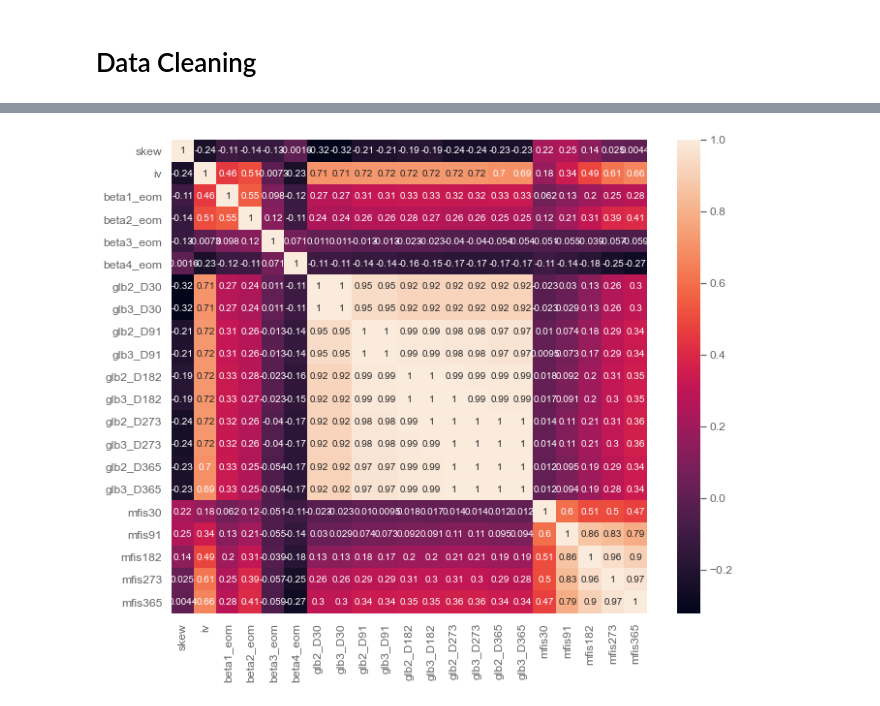
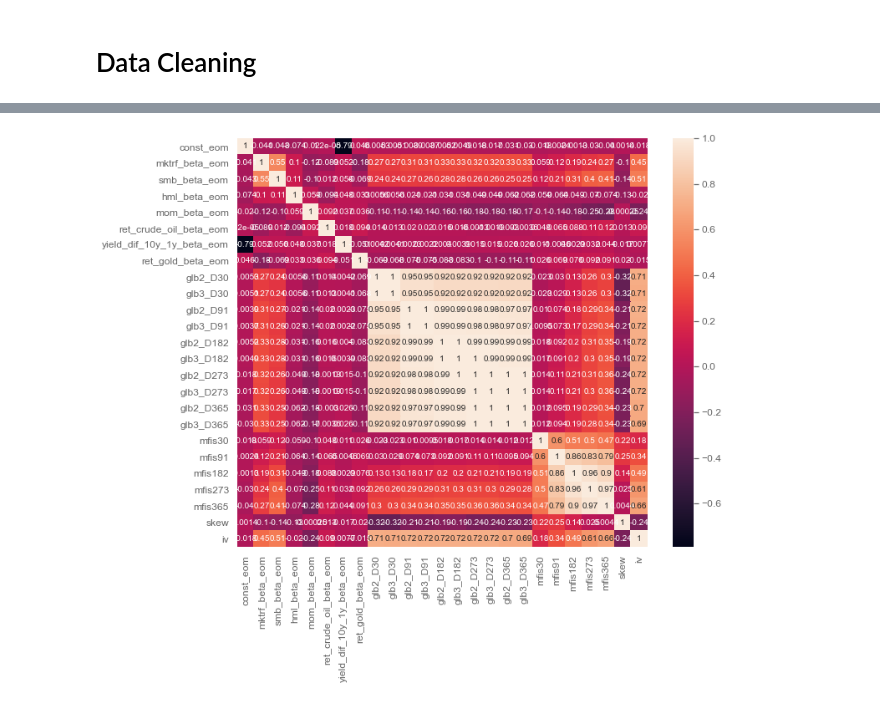
Before and after one commit to iewaij/qs, a Jupyter notebook: Group_Project_SSydow.ipynb, the cells around one changed output, grey strips where cells are left out. Saved outputs shown, nothing was run; the diff lists cells and outputs as text; code cells hidden in the pictures.

```diff
--- a/Group_Project_SSydow.ipynb
+++ b/Group_Project_SSydow.ipynb
@@ -167,7 +239,7 @@ def calc_excess_return(df, minuend, subtrahend):
 # %% [markdown]
 ## Perfrom Data Preparation
 # %%
-def data_prep(df_input, date_start, date_end, df_link, wrds_username, minuend, subtrahend):
+def data_prep(df_input, date_start, date_end, df_link, wrds_username, minuend, subtrahend, quandl_key):
 
     ## retrieve data
     df_stock_data = retrieve_stock_data(df_input=df_input_stocks,
@@ -187,12 +259,19 @@ def data_prep(df_input, date_start, date_end, df_link, wrds_username, minuend, s
 
     ## merge stock data with ffm
     # merge with ff-4-factors
-    df_stocks_ffm = pd.merge(df_stock_data, df_ffm, how='inner', on=['date'])
+    df_stocks_factors = pd.merge(df_stock_data, df_ffm, how='inner', on=['date'])
 
     # calculate excess return
-    df_stocks_ffm = calc_excess_return(df=df_stocks_ffm, minuend=minuend, subtrahend=subtrahend)
+    df_stocks_factors  = calc_excess_return(df=df_stocks_factors, minuend=minuend, subtrahend=subtrahend)
 
-    return df_stocks_ffm
+    # get quandl data
+    df_crude, df_yields, df_gold = get_quandl_data(quandl_key=quandl_key)
+    ## merge with stock data
+    df_stocks_factors = pd.merge(df_stocks_factors, df_crude, how='left', on=['date'])
+    df_stocks_factors = pd.merge(df_stocks_factors, df_yields, how='left', on=['date'])
+    df_stocks_factors = pd.merge(df_stocks_factors, df_gold, how='left', on=['date'])
+
+    return df_stocks_factors
 # %%
 df_prepared = data_prep(df_input=df_input_stocks,
                         date_start='1999-01-01',
@@ -200,7 +279,8 @@ df_prepared = data_prep(df_input=df_input_stocks,
                         df_link=df_link_permno_secid,
                         wrds_username='sebastiansydow',
                         minuend='ret',
-                        subtrahend='rf')
+                        subtrahend='rf',
+                        quandl_key=quandl_key)
 # %% [output]
 Loading library list...
 Done
@@ -275,6 +365,8 @@ def estimate_betas(df, window_size, period='daily'):
 
         return df_betas_monthly
 # %%
-df_betas = estimate_betas(df=df_prepared, window_size=252, period='monthly')
+factors = ['mktrf', 'smb', 'hml', 'mom', 'ret_crude_oil', 'yield_dif_10y_1y', 'ret_gold']
+
+df_betas = estimate_betas(df=df_prepared, window_size=252, factors=factors, period='monthly')
 # %% [output]
 Merging the dataframes...
@@ -447,29 +539,10 @@ def corrmatrix_heatmap(df, columns):
     # plt.savefig('corrMatrix_heatmap.jpeg', dpi=200, format='jpeg')
 # %%
 # define columns to calculate pearson correlation coefficient for
-columns = ['skew',
-           'iv',
-           'beta1_eom',
-           'beta2_eom',
-           'beta3_eom',
-           'beta4_eom',
-           'glb2_D30',
-           'glb3_D30',
-           'glb2_D91',
-           'glb3_D91',
-           'glb2_D182',
-           'glb3_D182',
-           'glb2_D273',
-           'glb3_D273',
-           'glb2_D365',
-           'glb3_D365',
-           'mfis30',
-           'mfis91',
-           'mfis182',
-           'mfis273',
-           'mfis365']
+idx = list(df_stocks_betas_options.columns).index("excess_return")
+columns = list(df_stocks_betas_options.columns)[idx+1:]
 
 # execute function
 corrmatrix_heatmap(df=df_stocks_betas_options, columns=columns)
 # %% [output]
-[figure, old version]
+[figure, new version]
```
Also changed, not shown: parts of 10 cells of this notebook.
